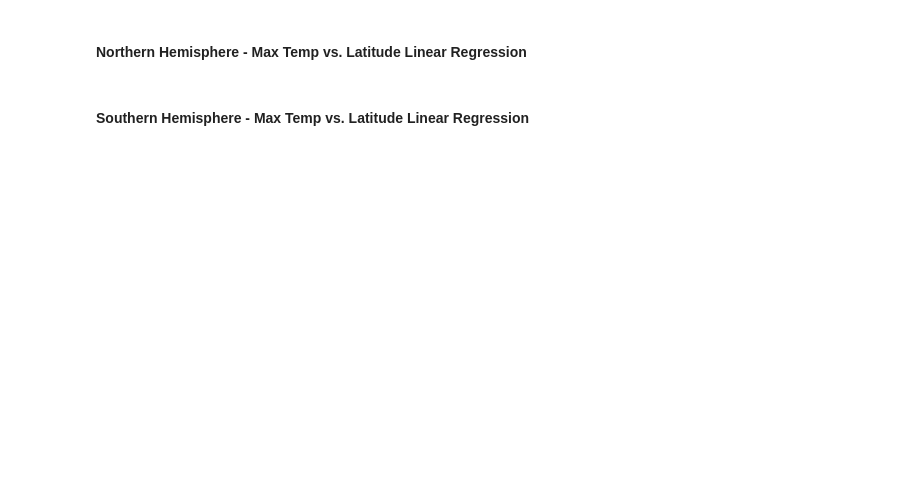
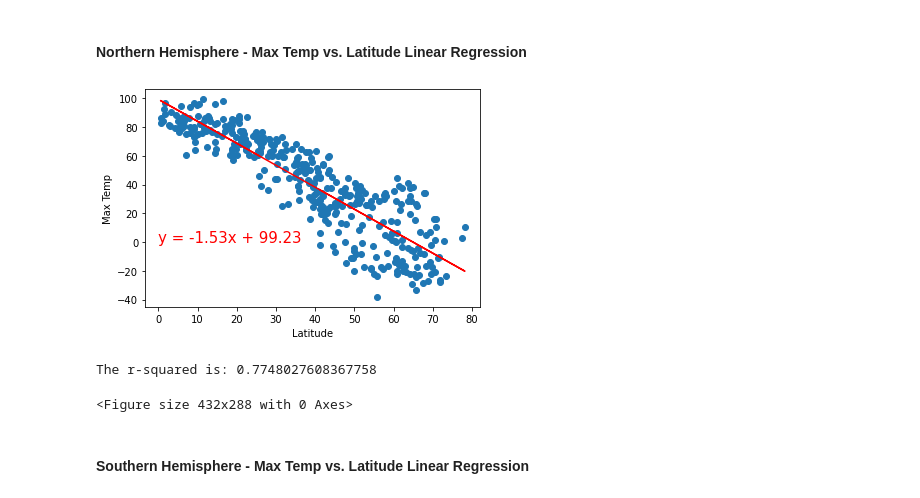
Before and after one commit to Darriousj/python-api-challenge, a Jupyter notebook: WeatherPy.ipynb, the cells around one changed output. Cells and saved outputs as stored; diff of their text form; code cells hidden in the pictures; blank space fills up the shorter version.

```diff
--- a/WeatherPy.ipynb
+++ b/WeatherPy.ipynb
@@ -255,2 +217,5 @@ plt.show()
 # %% [markdown]
 ## Linear Regression
+# %%
+N_Hemis_df=cities_df.loc[cities_df['Lat']>0]
+N_Hemis_df.head()
@@ -257,4 +239,23 @@ plt.show()
 # %% [markdown]
 ####  Northern Hemisphere - Max Temp vs. Latitude Linear Regression
+# %%
+plt.xlabel("Latitude",fontsize =10)
+plt.ylabel("Max Temp",fontsize =10)
+x_values=N_Hemis_df['Lat']
+y_values=N_Hemis_df['Max Temp']
+(slope, intercept, rvalue, pvalue, stderr) = linregress(x_values, y_values)
+regress_values = x_values * slope + intercept
+line_eq = "y = " + str(round(slope,2)) + "x + " + str(round(intercept,2))
+plt.scatter(x_values,y_values)
+plt.plot(x_values,regress_values,"r")
+plt.annotate(line_eq,(0,0),fontsize=15,color="red")
+plt.show()
+plt.savefig("output_data/Nth_MTvsLat_Regression.png")
+print(f"The r-squared is: {rvalue**2}")
+plt.show()
+# %% [output]
+[figure, added]
+The r-squared is: 0.7748027608367758
+<Figure size 432x288 with 0 Axes>
 # %% [markdown]
 ####  Southern Hemisphere - Max Temp vs. Latitude Linear Regression
```
Also changed, not shown: parts of 25 cells of this notebook, 12 other files.
